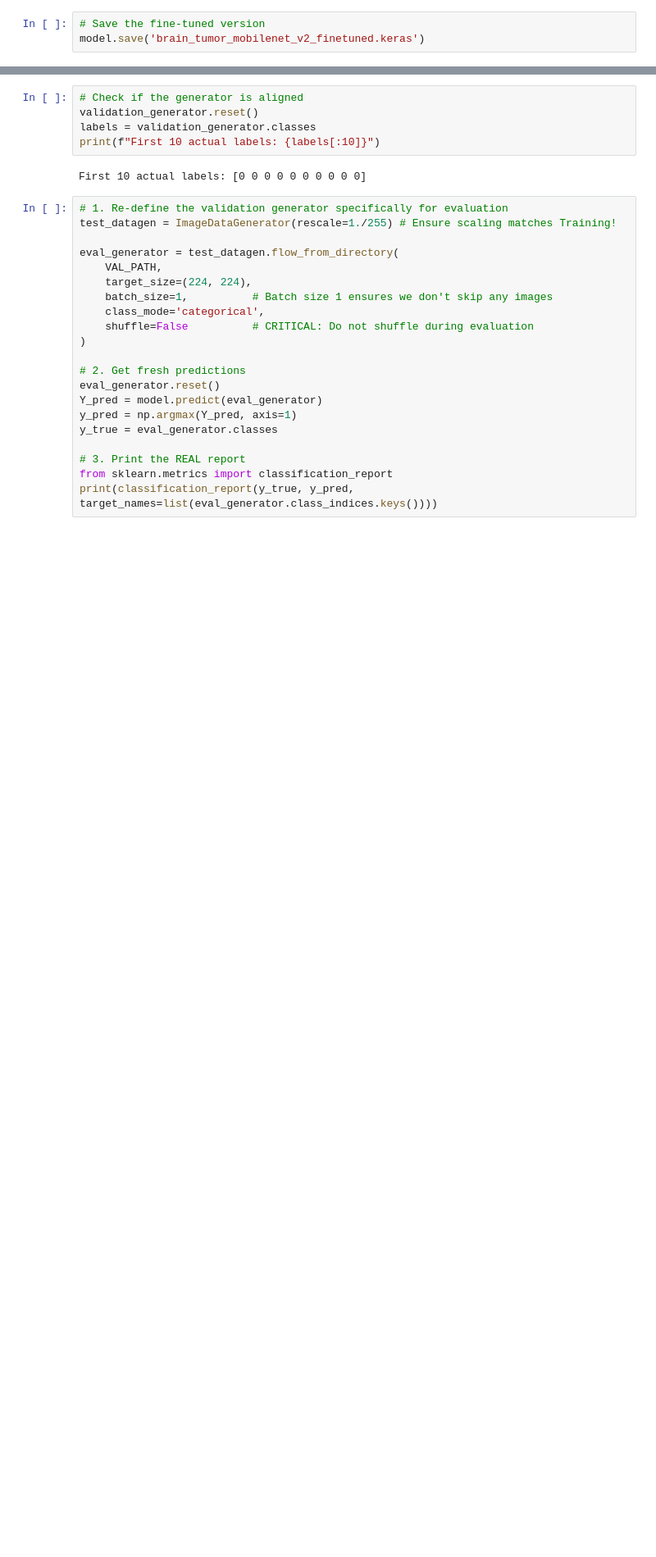
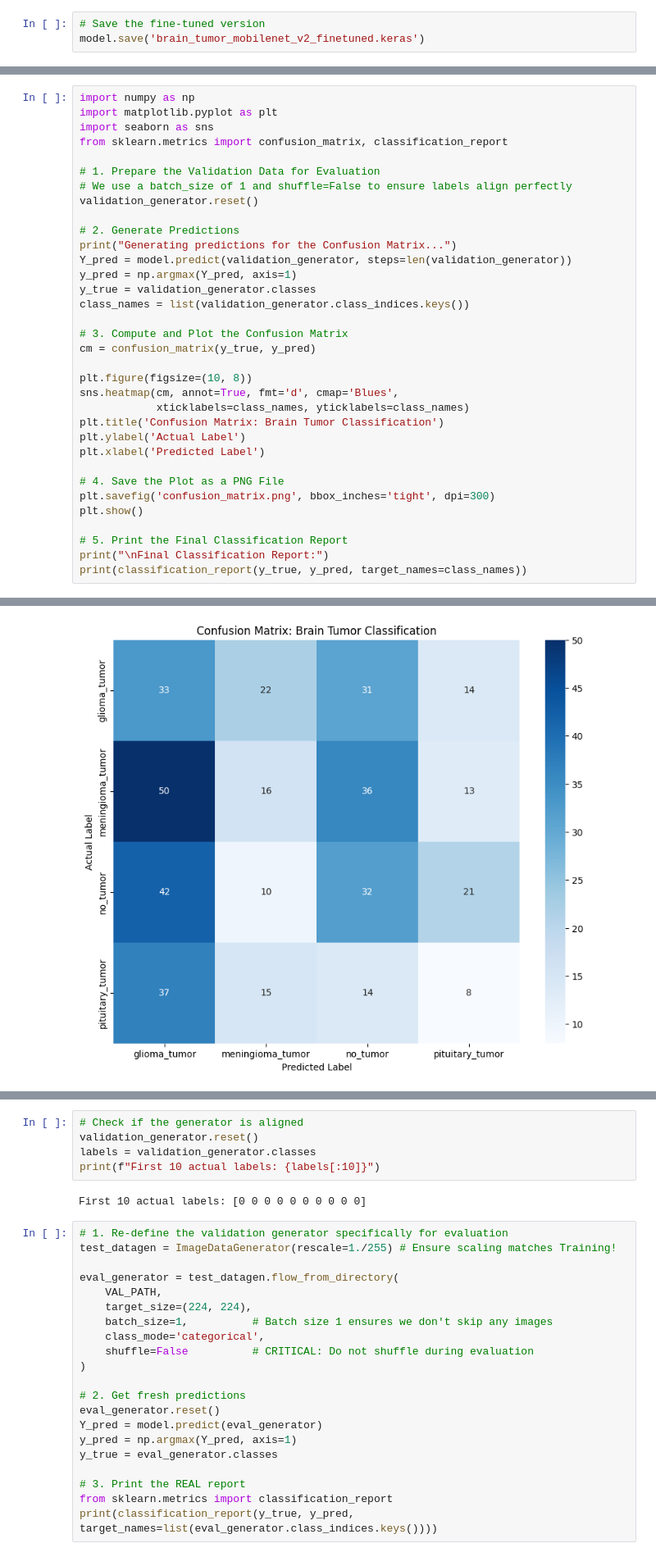
Before and after one commit to ananyaja/MobileNetV2-MRI-Tumor-Diagnostic-Aid, a Jupyter notebook: notebook28d4fc8196.ipynb, the cells around one changed output, grey strips where cells are left out. Shown at 82% size. Drawn from its saved outputs; the diff is of its cells as text; blank space fills up the shorter version.

```diff
--- a/notebook28d4fc8196.ipynb
+++ b/notebook28d4fc8196.ipynb
@@ -214,0 +210,35 @@ plt.show()
+# %%
+import numpy as np
+import matplotlib.pyplot as plt
+import seaborn as sns
+from sklearn.metrics import confusion_matrix, classification_report
+
+# 1. Prepare the Validation Data for Evaluation
+# We use a batch_size of 1 and shuffle=False to ensure labels align perfectly
+validation_generator.reset()
+
+# 2. Generate Predictions
+print("Generating predictions for the Confusion Matrix...")
+Y_pred = model.predict(validation_generator, steps=len(validation_generator))
+y_pred = np.argmax(Y_pred, axis=1)
+y_true = validation_generator.classes
+class_names = list(validation_generator.class_indices.keys())
+
+# 3. Compute and Plot the Confusion Matrix
+cm = confusion_matrix(y_true, y_pred)
+
+plt.figure(figsize=(10, 8))
+sns.heatmap(cm, annot=True, fmt='d', cmap='Blues',
+            xticklabels=class_names, yticklabels=class_names)
+plt.title('Confusion Matrix: Brain Tumor Classification')
+plt.ylabel('Actual Label')
+plt.xlabel('Predicted Label')
+
+# 4. Save the Plot as a PNG File
+plt.savefig('confusion_matrix.png', bbox_inches='tight', dpi=300)
+plt.show()
+
+# 5. Print the Final Classification Report
+print("\nFinal Classification Report:")
+print(classification_report(y_true, y_pred, target_names=class_names))
+# %% [output]
@@ -214,0 +247 @@ plt.show()
+[figure, added]
```
Also changed, not shown: parts of 7 cells of this notebook.
